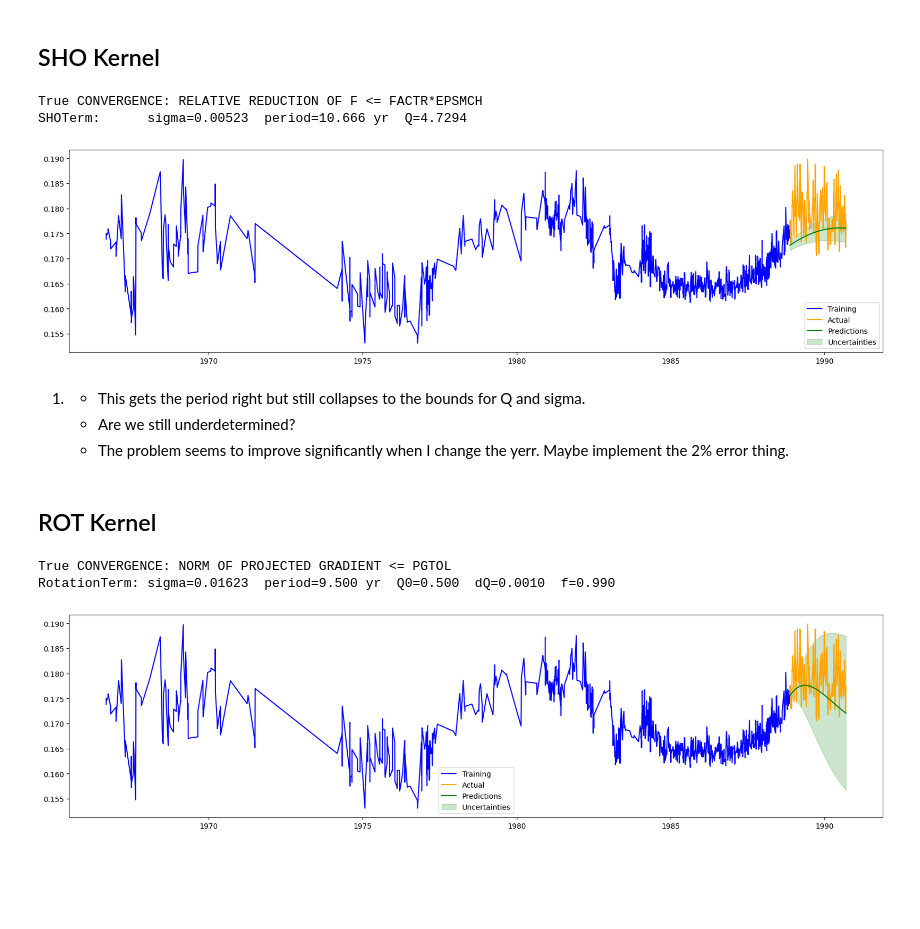
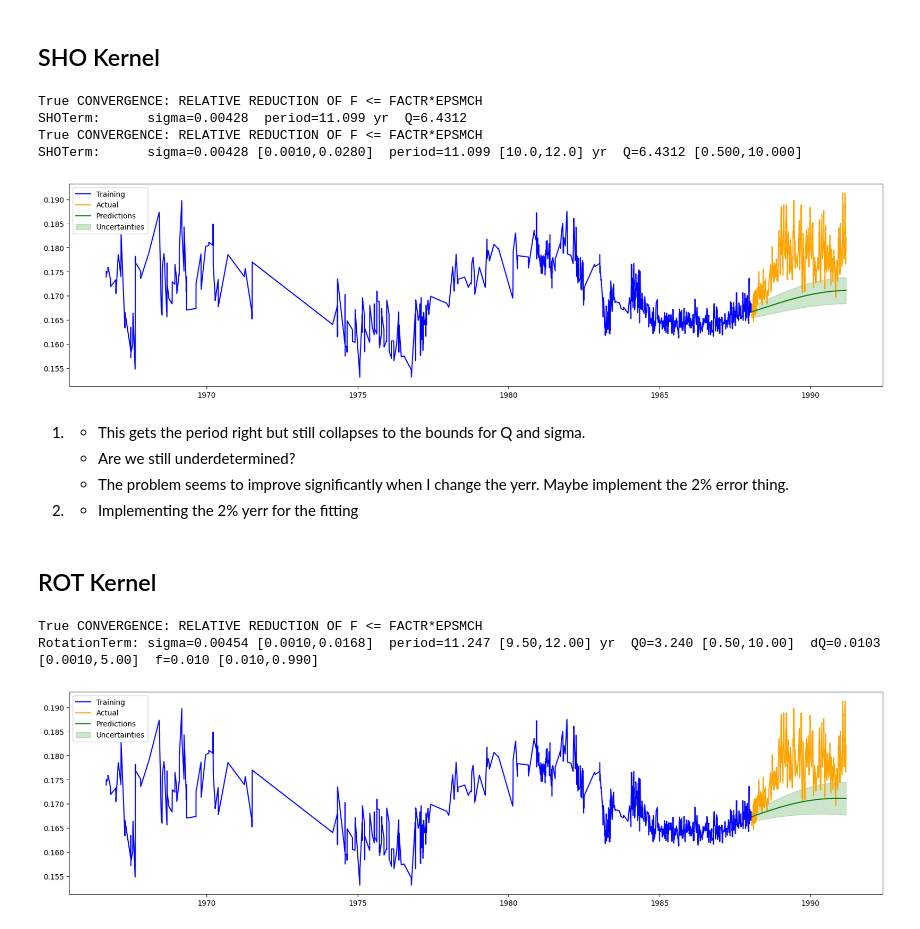
Before and after one commit to JoeyWee1/SolarCycleForecasting, a Jupyter notebook: WGPR2.ipynb, the cells around one changed output. Saved outputs shown, nothing was run; the diff lists cells and outputs as text; code cells hidden in the pictures; blank space fills up the shorter version.

```diff
--- a/WGPR2.ipynb
+++ b/WGPR2.ipynb
@@ -18,7 +18,7 @@ data = data.set_index('datetime')
 
 
 # No need to down sample the dataset here. yay!
-def split_df(df, train_split=0.7, valid_split=0.2):
+def split_df(df, train_split=0.6, valid_split=0.35):
     n = len(df)
     train_idx = round(train_split * n)
     valid_idx = round((train_split + valid_split) * n)
@@ -42,4 +42,8 @@ def plot_predictions(trainingset, validset, results):
 
 train_mean = train_df["sind"].mean()
 train_std  = train_df["sind"].std()
+
+
+error_percent =10
+train_yerr = train_df['sind'] * error_percent /100
 # %% [output]
@@ -76,6 +80,7 @@ def set_params(log_params, gp):
     vals = np.exp(log_params)
     gp.kernel = terms.RotationTerm(sigma=vals[0], period=vals[1], Q0=vals[2], dQ=vals[3], f=vals[4]) # have to replace the kernel otherwise the values don't change
     gp.kernel += terms.SHOTerm(sigma=vals[5], rho=vals[6], Q=vals[7])
+
     return gp
 
 def NLL(log_params, gp, y):
@@ -116,7 +121,7 @@ sigma_upper = 3 * train_std
 bounds = [
     (np.log(0.001), np.log(sigma_upper)),   # rot_sigma: near data std
     (np.log(9.5),   np.log(12.0)),   # rot_period: solar cycle range
-    (np.log(0.5),   np.log(10.0)),   # rot_Q0: force underdamped (>0.5)
+    (np.log(0.5),   np.log(3)),   # rot_Q0: force underdamped (>0.5)
     (np.log(0.001), np.log(5.0)),    # rot_dQ
     (np.log(0.01),  np.log(0.99)),   # rot_f: fraction in (0,1)
     (np.log(0.001), np.log(sigma_upper)),   # sho_sigma
@@ -137,17 +142,20 @@ kernel += terms.SHOTerm( # This looks like a decaying oscillation
                         Q=initial_params['sho_Q'],
                         rho=initial_params['sho_rho']
 )
+
 gp = celerite2.GaussianProcess(kernel, mean=train_mean)
-gp.compute(train_df['year'], yerr=1e-3)
+gp.compute(train_df['year'], yerr=train_yerr)
 
 gp_res = minimize(NLL, initial_guess, args=(gp, train_df["sind"].to_numpy()), method="L-BFGS-B", bounds=bounds)
 gp = set_params(gp_res.x, gp)
 gp.recompute()
 
 best = np.exp(gp_res.x)
+blo = np.exp([b[0] for b in bounds])
+bhi = np.exp([b[1] for b in bounds])
 print(gp_res.success, gp_res.message)
-print(f"RotationTerm: sigma={best[0]:.5f}  period={best[1]:.3f} yr  Q0={best[2]:.3f}  dQ={best[3]:.4f}  f={best[4]:.3f}")
-print(f"SHOTerm:      sigma={best[5]:.5f}  period={best[6]:.3f} yr  Q={best[7]:.4f}")
+print(f"RotationTerm: sigma={best[0]:.5f} [{blo[0]:.4f},{bhi[0]:.4f}]  period={best[1]:.3f} [{blo[1]:.2f},{bhi[1]:.2f}] yr  Q0={best[2]:.3f} [{blo[2]:.2f},{bhi[2]:.2f}]  dQ={best[3]:.4f} [{blo[3]:.4f},{bhi[3]:.2f}]  f={best[4]:.3f} [{blo[4]:.3f},{bhi[4]:.3f}]")
+print(f"SHOTerm:      sigma={best[5]:.5f} [{blo[5]:.4f},{bhi[5]:.4f}]  period={best[6]:.3f} [{blo[6]:.1f},{bhi[6]:.1f}] yr  Q={best[7]:.4f} [{blo[7]:.3f},{bhi[7]:.3f}]")
 
 # now predict
 t_pred = valid_df['year']
@@ -223,7 +239,7 @@ kernel = terms.SHOTerm( # This looks like a decaying oscillation
                         rho=initial_params['sho_rho']
 )
 gp = celerite2.GaussianProcess(kernel, mean=train_mean)
-gp.compute(train_df['year'], yerr=1e-2)
+gp.compute(train_df['year'], yerr=train_yerr)
 
 gp_res = minimize(NLL, initial_guess, args=(gp, train_df["sind"].to_numpy()), method="L-BFGS-B", bounds=bounds)
 gp = set_params(gp_res.x, gp)
@@ -231,8 +247,14 @@ gp.recompute()
 
 best = np.exp(gp_res.x)
 print(gp_res.success, gp_res.message)
-# print(f"RotationTerm: sigma={best[0]:.5f}  period={best[1]:.3f} yr  Q0={best[2]:.3f}  dQ={best[3]:.4f}  f={best[4]:.3f}")
 print(f"SHOTerm:      sigma={best[0]:.5f}  period={best[1]:.3f} yr  Q={best[2]:.4f}")
+
+best = np.exp(gp_res.x)
+blo = np.exp([b[0] for b in bounds])
+bhi = np.exp([b[1] for b in bounds])
+print(gp_res.success, gp_res.message)
+print(f"SHOTerm:      sigma={best[0]:.5f} [{blo[0]:.4f},{bhi[0]:.4f}]  period={best[1]:.3f} [{blo[1]:.1f},{bhi[1]:.1f}] yr  Q={best[2]:.4f} [{blo[2]:.3f},{bhi[2]:.3f}]")
+
 
 # now predict
 t_pred = valid_df['year']
@@ -254,13 +276,17 @@ plot_predictions(
                  )
 # %% [output]
 True CONVERGENCE: RELATIVE REDUCTION OF F <= FACTR*EPSMCH
-SHOTerm:      sigma=0.00523  period=10.666 yr  Q=4.7294
+SHOTerm:      sigma=0.00428  period=11.099 yr  Q=6.4312
+True CONVERGENCE: RELATIVE REDUCTION OF F <= FACTR*EPSMCH
+SHOTerm:      sigma=0.00428 [0.0010,0.0280]  period=11.099 [10.0,12.0] yr  Q=6.4312 [0.500,10.000]
-[figure, old version]
+[figure, new version]
 # %% [markdown]
 1)
     - This gets the period right but still collapses to the bounds for Q and sigma.
     - Are we still underdetermined?
     - The problem seems to improve significantly when I change the yerr. Maybe implement the 2% error thing.
+2)
+    - Implementing the 2% yerr for the fitting
 # %% [markdown]
 ## ROT Kernel
 # %%
@@ -319,35 +345,39 @@ kernel = terms.RotationTerm( # Asymmetric decaying oscillation in lag-space
     f=initial_params['rot_f'])
 
 gp = celerite2.GaussianProcess(kernel, mean=train_mean)
-gp.compute(train_df['year'], yerr=1e-3)
+gp.compute(train_df['year'], yerr=1e-2)
 
 gp_res = minimize(NLL, initial_guess, args=(gp, train_df["sind"].to_numpy()), method="L-BFGS-B", bounds=bounds)
 gp = set_params(gp_res.x, gp)
 gp.recompute()
 
+
 best = np.exp(gp_res.x)
+blo = np.exp([b[0] for b in bounds])
+bhi = np.exp([b[1] for b in bounds])
 print(gp_res.success, gp_res.message)
-print(f"RotationTerm: sigma={best[0]:.5f}  period={best[1]:.3f} yr  Q0={best[2]:.3f}  dQ={best[3]:.4f}  f={best[4]:.3f}")
+print(f"RotationTerm: sigma={best[0]:.5f} [{blo[0]:.4f},{bhi[0]:.4f}]  period={best[1]:.3f} [{blo[1]:.2f},{bhi[1]:.2f}] yr  Q0={best[2]:.3f} [{blo[2]:.2f},{bhi[2]:.2f}]  dQ={best[3]:.4f} [{blo[3]:.4f},{bhi[3]:.2f}]  f={best[4]:.3f} [{blo[4]:.3f},{bhi[4]:.3f}]")
+
 
 # now predict
 t_pred = valid_df['year']
 mu_lt, cov_lt = gp.predict(train_df['sind'], t = t_pred, return_var = True) # lt indicates long term component from SHOTerm
 sigma_lt = np.sqrt(cov_lt)
 
 # plot the lt results
 
 results_lt = pd.DataFrame({
     'forecast' : mu_lt,
     'lower'    : mu_lt - sigma_lt,
     'upper'    : mu_lt + sigma_lt,
 }, index=valid_df.index)
 
 plot_predictions(
     trainingset=train_df,
     validset=valid_df,
     results=results_lt
                  )
 # %% [output]
-True CONVERGENCE: NORM OF PROJECTED GRADIENT <= PGTOL
-RotationTerm: sigma=0.01623  period=9.500 yr  Q0=0.500  dQ=0.0010  f=0.990
+True CONVERGENCE: RELATIVE REDUCTION OF F <= FACTR*EPSMCH
+RotationTerm: sigma=0.00454 [0.0010,0.0168]  period=11.247 [9.50,12.00] yr  Q0=3.240 [0.50,10.00]  dQ=0.0103 [0.0010,5.00]  f=0.010 [0.010,0.990]
-[figure, old version]
+[figure, new version]
```
Also changed, not shown: parts of 4 cells of this notebook, 1 other file.
